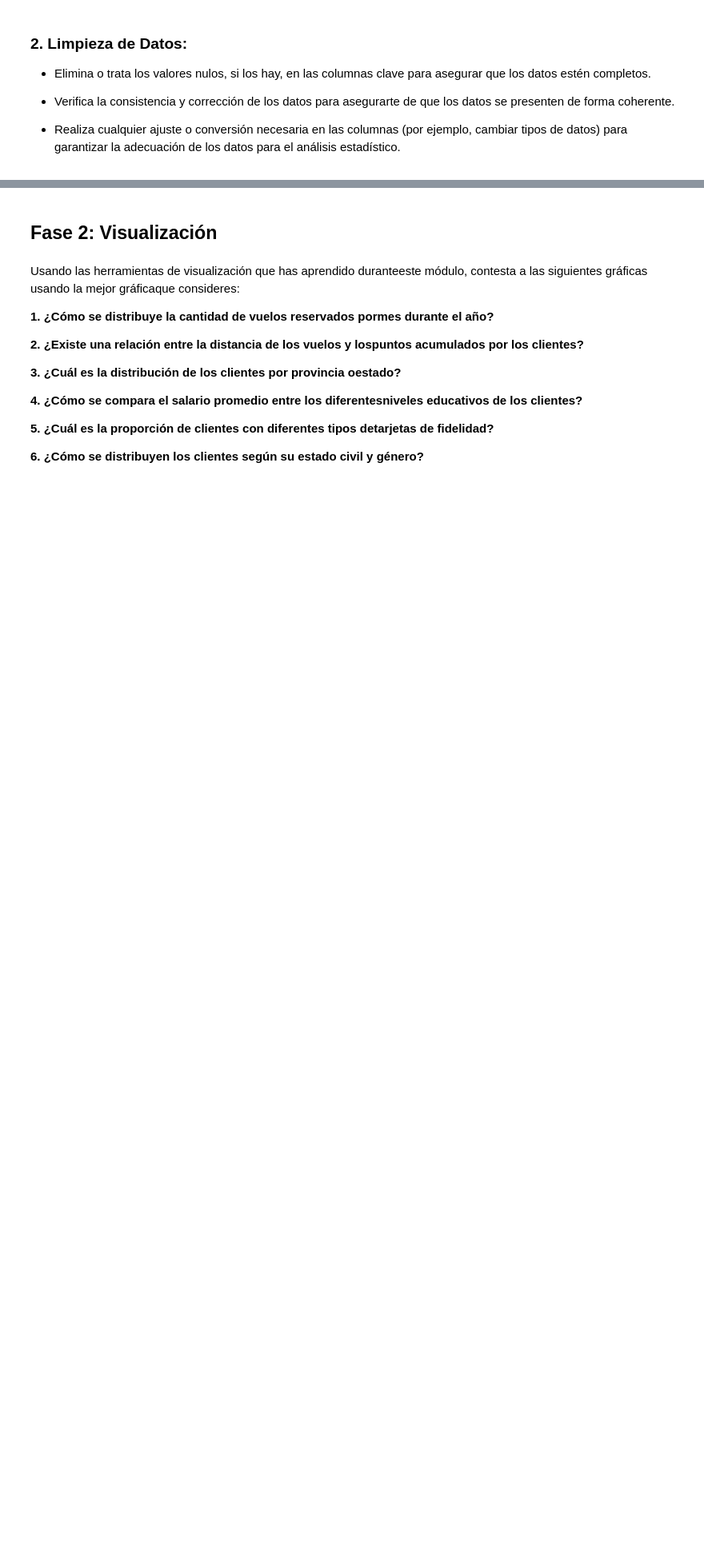
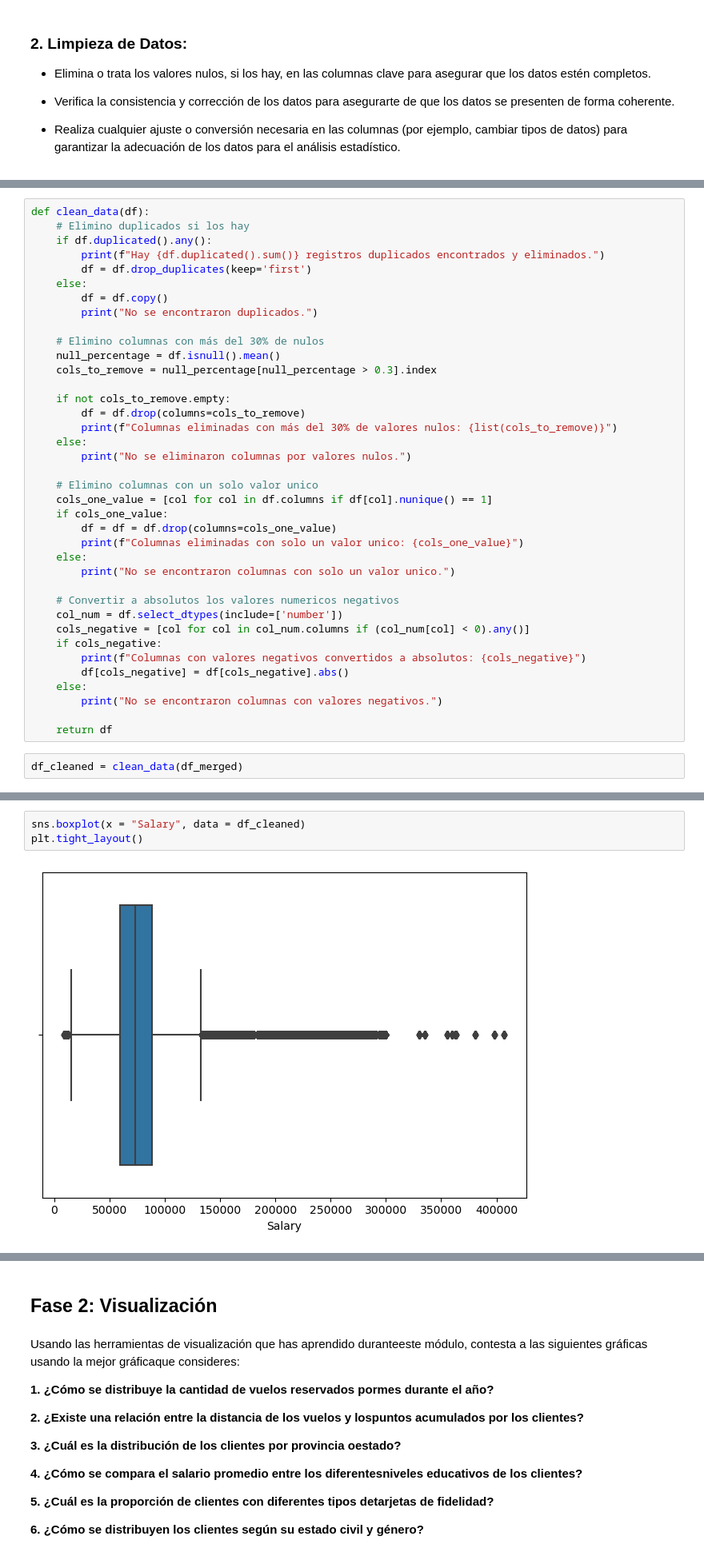
Before and after one commit to Adalab/bda-modulo-3-evaluacion-final-eaguilag, a Jupyter notebook: bda-modulo-2-evaluacion-final-promo-angela-elena-aguila.ipynb, the cells around one changed output, grey strips where cells are left out. Shown: that part at 80% size. Cells and saved outputs as stored; diff of their text form; blank space fills up the shorter version.

Commit message:
Add data cleaning and imputing process

```diff
--- a/bda-modulo-2-evaluacion-final-promo-angela-elena-aguila.ipynb
+++ b/bda-modulo-2-evaluacion-final-promo-angela-elena-aguila.ipynb
@@ -254,0 +345,40 @@ filas_seleccionadas.head()
+# %%
+def clean_data(df):
+    # Elimino duplicados si los hay
+    if df.duplicated().any():
+        print(f"Hay {df.duplicated().sum()} registros duplicados encontrados y eliminados.")
+        df = df.drop_duplicates(keep='first')
+    else:
+        df = df.copy()
+        print("No se encontraron duplicados.")
+
+    # Elimino columnas con más del 30% de nulos
+    null_percentage = df.isnull().mean()
+    cols_to_remove = null_percentage[null_percentage > 0.3].index
+
+    if not cols_to_remove.empty:
+        df = df.drop(columns=cols_to_remove)
+        print(f"Columnas eliminadas con más del 30% de valores nulos: {list(cols_to_remove)}")
+    else:
+        print("No se eliminaron columnas por valores nulos.")
+
+    # Elimino columnas con un solo valor unico
+    cols_one_value = [col for col in df.columns if df[col].nunique() == 1]
+    if cols_one_value:
+        df = df = df.drop(columns=cols_one_value)
+        print(f"Columnas eliminadas con solo un valor unico: {cols_one_value}")
+    else:
+        print("No se encontraron columnas con solo un valor unico.")
+
+    # Convertir a absolutos los valores numericos negativos
+    col_num = df.select_dtypes(include=['number'])
+    cols_negative = [col for col in col_num.columns if (col_num[col] < 0).any()]
+    if cols_negative:
+        print(f"Columnas con valores negativos convertidos a absolutos: {cols_negative}")
+        df[cols_negative] = df[cols_negative].abs()
+    else:
+        print("No se encontraron columnas con valores negativos.")
+
+    return df
+# %%
+df_cleaned = clean_data(df_merged)
@@ -254,0 +414,5 @@ filas_seleccionadas.head()
+# %%
+sns.boxplot(x = "Salary", data = df_cleaned)
+plt.tight_layout()
+# %% [output]
+[figure, added]
```
Also changed, not shown: parts of 22 cells of this notebook, 1 other file.
